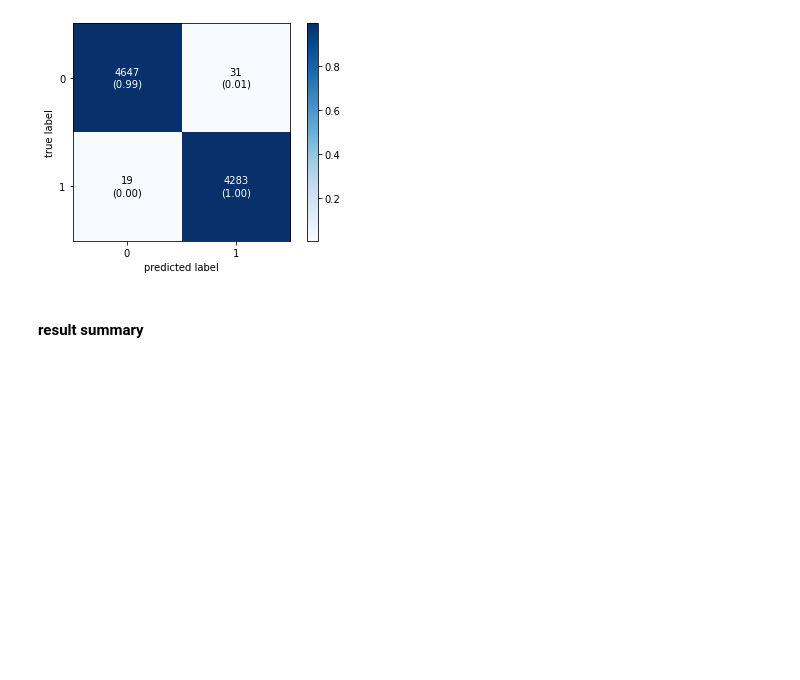
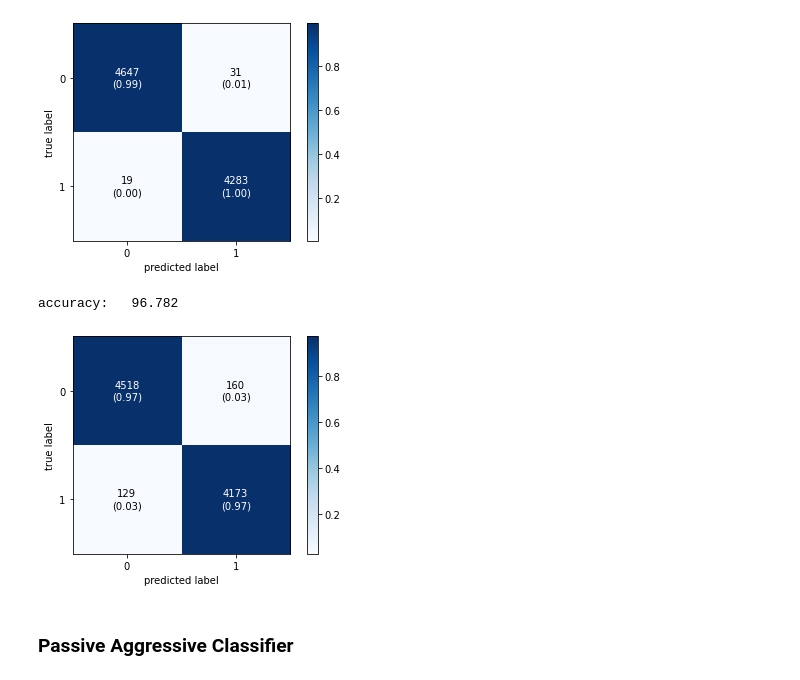
Before and after one commit to gargiimishra/DataScience_SpringBoard, a Jupyter notebook: preprocessing_model_true_fake.ipynb, the cells around one changed output. Drawn from its saved outputs; the diff is of its cells as text; code cells hidden in the pictures; blank space fills up the shorter version.

Commit message:
added_a few more models

```diff
--- a/preprocessing_model_true_fake.ipynb
+++ b/preprocessing_model_true_fake.ipynb
@@ -267,5 +263,3 @@ plt.show()
 # %% [output]
 accuracy:   99.443
 [figure]
-# %% [markdown]
-#### result summary
@@ -274 +266,29 @@ accuracy:   99.443
+# %%
+# Fitting SVM to the Training set
+from sklearn.svm import SVC
+pipe = Pipeline([
+    ('vect', CountVectorizer()),
+    ('tfidf', TfidfTransformer()),
+    ('clf', SVC(kernel = 'rbf', C = 0.1, gamma = 0.1))
+])
+
+model = pipe.fit(x_train, y_train)
+prediction = model.predict(x_test)
+
+score = metrics.accuracy_score(y_test, prediction)
+print("accuracy:   %0.3f" % (score*100))
+cm = metrics.confusion_matrix(y_test, prediction, labels=[0,1])
+
+
+
+fig, ax = plot_confusion_matrix(conf_mat=confusion_matrix(y_test, prediction),
+                                show_absolute=True,
+                                show_normed=True,
+                                colorbar=True)
+plt.show()
+# %% [output]
+accuracy:   96.782
+[figure, added]
+# %% [markdown]
+### Passive Aggressive Classifier
 # %%
```
Also changed, not shown: parts of 10 cells of this notebook.
